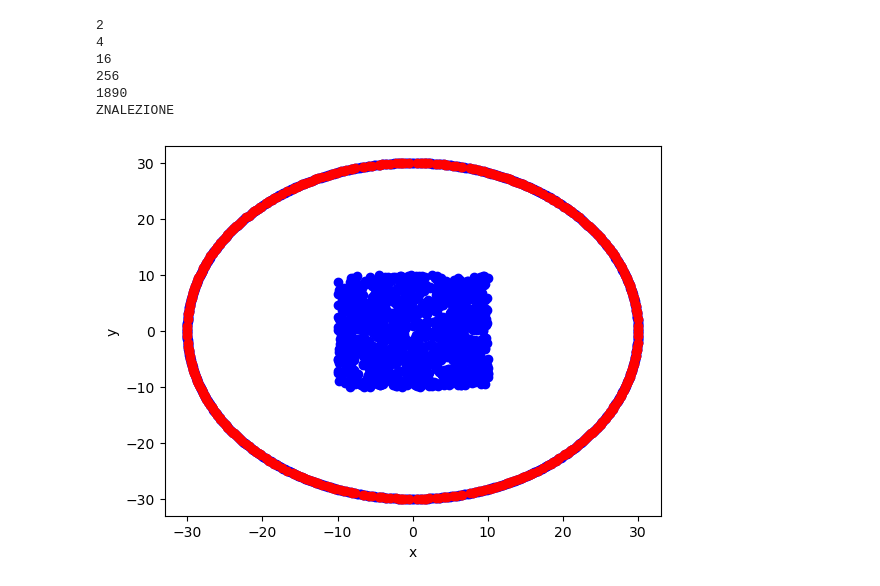
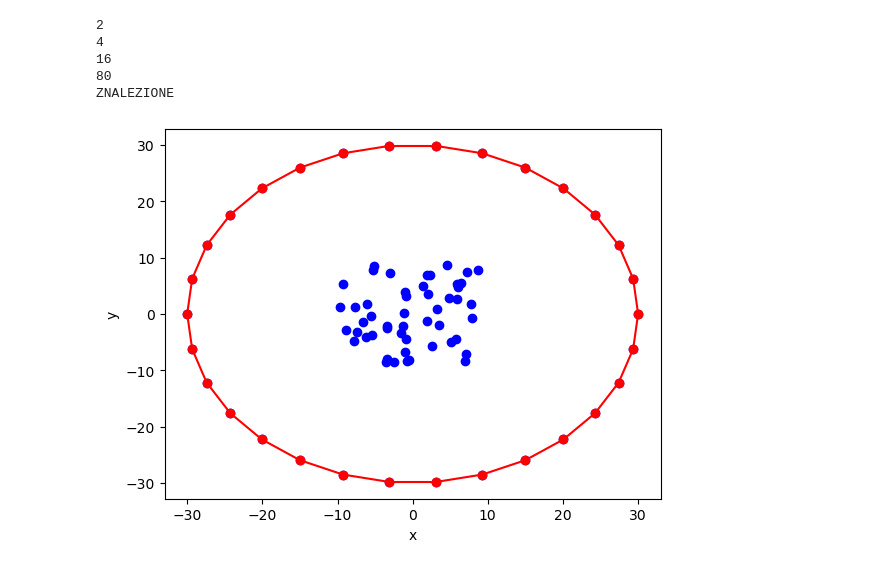
Before and after one commit to Wojciech-Fortuna/Algorytmy-Geometryczne, a Jupyter notebook: Chan_algorithm.ipynb, the cells around one changed output. Saved outputs shown, nothing was run; the diff lists cells and outputs as text; code cells hidden in the pictures.

```diff
--- a/Chan_algorithm.ipynb
+++ b/Chan_algorithm.ipynb
@@ -351,13 +552,12 @@ def Chan_algorithm(Q):
     wyn = run(Q)
     return wyn
 # %%
-X = set_convex_hull(inside = 1000 , outside = 890)
+X = set_convex_hull(inside = 50 , outside = 30)
 dupsko = Chan_algorithm(X)
 # %% [output]
 2
 4
 16
-256
-1890
+80
 ZNALEZIONE
-[figure, old version]
+[figure, new version]
```
Also changed, not shown: parts of 1 cell of this notebook.
